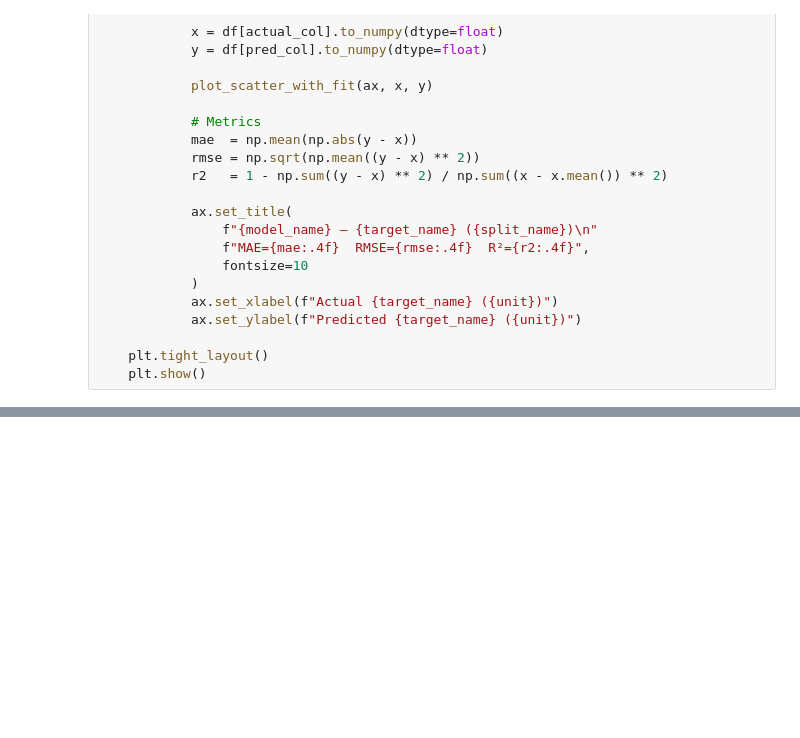
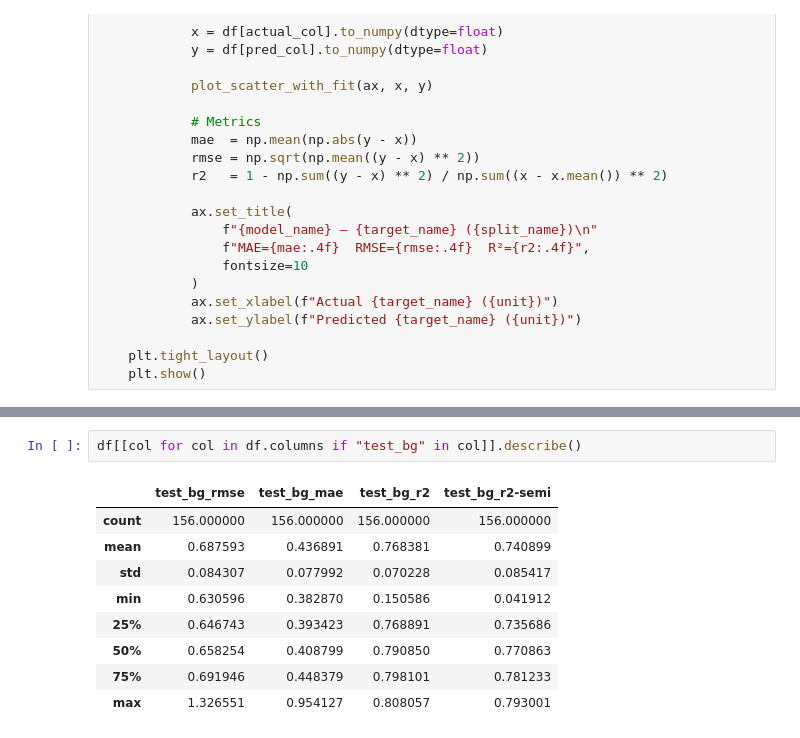
Before and after one commit to danmano411/bandgap-1-gnn, a Jupyter notebook: test-analysis/All_Loss_Curves.ipynb, the cells around one changed output, grey strips where cells are left out. Drawn from its saved outputs; the diff is of its cells as text; blank space fills up the shorter version.

```diff
--- a/test-analysis/All_Loss_Curves.ipynb
+++ b/test-analysis/All_Loss_Curves.ipynb
@@ -177,0 +205,12 @@ plot_gnn_predictions(df_train, df_test, model_name=f"MatGINE v{model_number} t{t
+# %%
+df[[col for col in df.columns if "test_bg" in col]].describe()
+# %% [output]
+|  | test_bg_rmse | test_bg_mae | test_bg_r2 | test_bg_r2-semi |
+| count | 156.000000 | 156.000000 | 156.000000 | 156.000000 |
+| mean | 0.687593 | 0.436891 | 0.768381 | 0.740899 |
+| std | 0.084307 | 0.077992 | 0.070228 | 0.085417 |
+| min | 0.630596 | 0.382870 | 0.150586 | 0.041912 |
+| 25% | 0.646743 | 0.393423 | 0.768891 | 0.735686 |
+| 50% | 0.658254 | 0.408799 | 0.790850 | 0.770863 |
+| 75% | 0.691946 | 0.448379 | 0.798101 | 0.781233 |
+| max | 1.326551 | 0.954127 | 0.808057 | 0.793001 |
```
Also changed, not shown: parts of 14 cells of this notebook, 1 other file.
